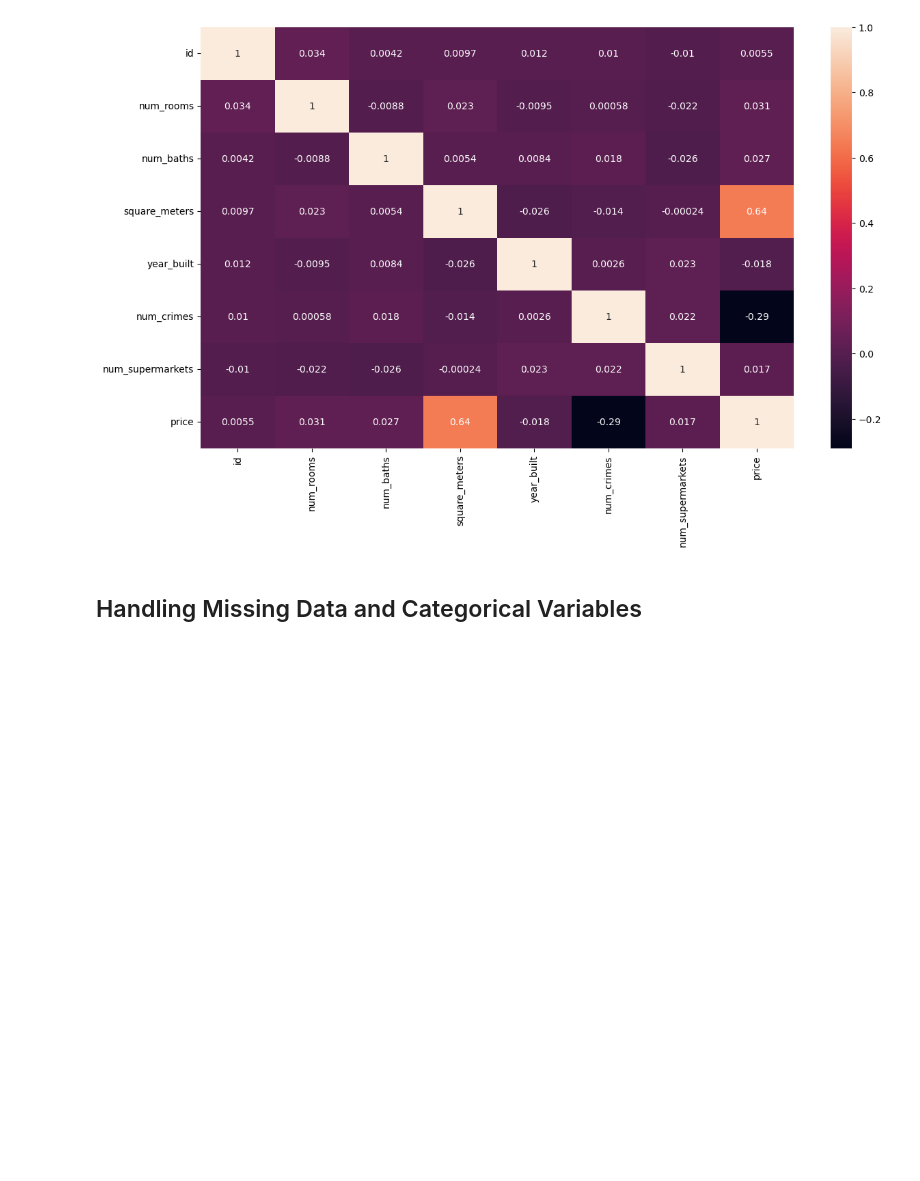
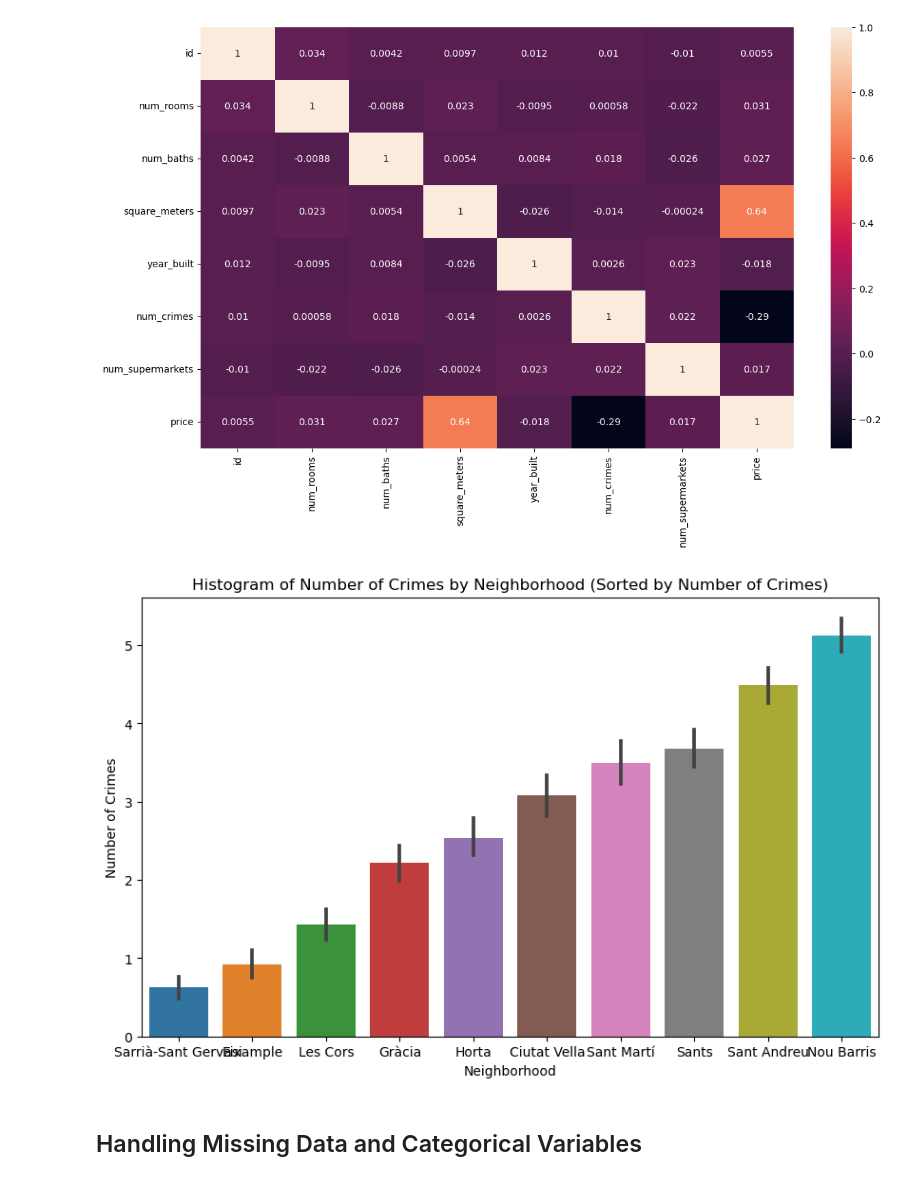
Before and after one commit to TatianaBakwenye/Barcelona-prices, a Jupyter notebook: Barcelona_prices_Tatiana_cleaning_draft_removed_multicollin.ipynb, the cells around one changed output. Saved outputs shown, nothing was run; the diff lists cells and outputs as text; code cells hidden in the pictures; blank space fills up the shorter version.

```diff
--- a/Barcelona_prices_Tatiana_cleaning_draft_removed_multicollin.ipynb
+++ b/Barcelona_prices_Tatiana_cleaning_draft_removed_multicollin.ipynb
@@ -87,6 +87,20 @@ fig, ax = plt.subplots(figsize=(14,8))
 ax = sns.heatmap(df_for_heatmap_corr, annot = True)
 # %% [output]
 [figure]
+# %%
+# Sort the neighborhoods by the number of crimes in descending order
+sorted_neighborhoods = df.groupby('neighborhood')['num_crimes'].sum().sort_values(ascending=True).index
+
+# Create a barplot (histogram) for neighborhoods and num_crimes, ordered by the number of crimes
+plt.figure(figsize=(10, 6))
+sns.barplot(x='neighborhood', y='num_crimes', data=df, order=sorted_neighborhoods)
+
+plt.xlabel('Neighborhood')
+plt.ylabel('Number of Crimes')
+plt.title('Histogram of Number of Crimes by Neighborhood (Sorted by Number of Crimes)')
+plt.show()
+# %% [output]
+[figure, added]
 # %% [markdown]
 ## Handling Missing Data and Categorical Variables
 # %%
```
Also changed, not shown: parts of 22 cells of this notebook, 1 other file.
